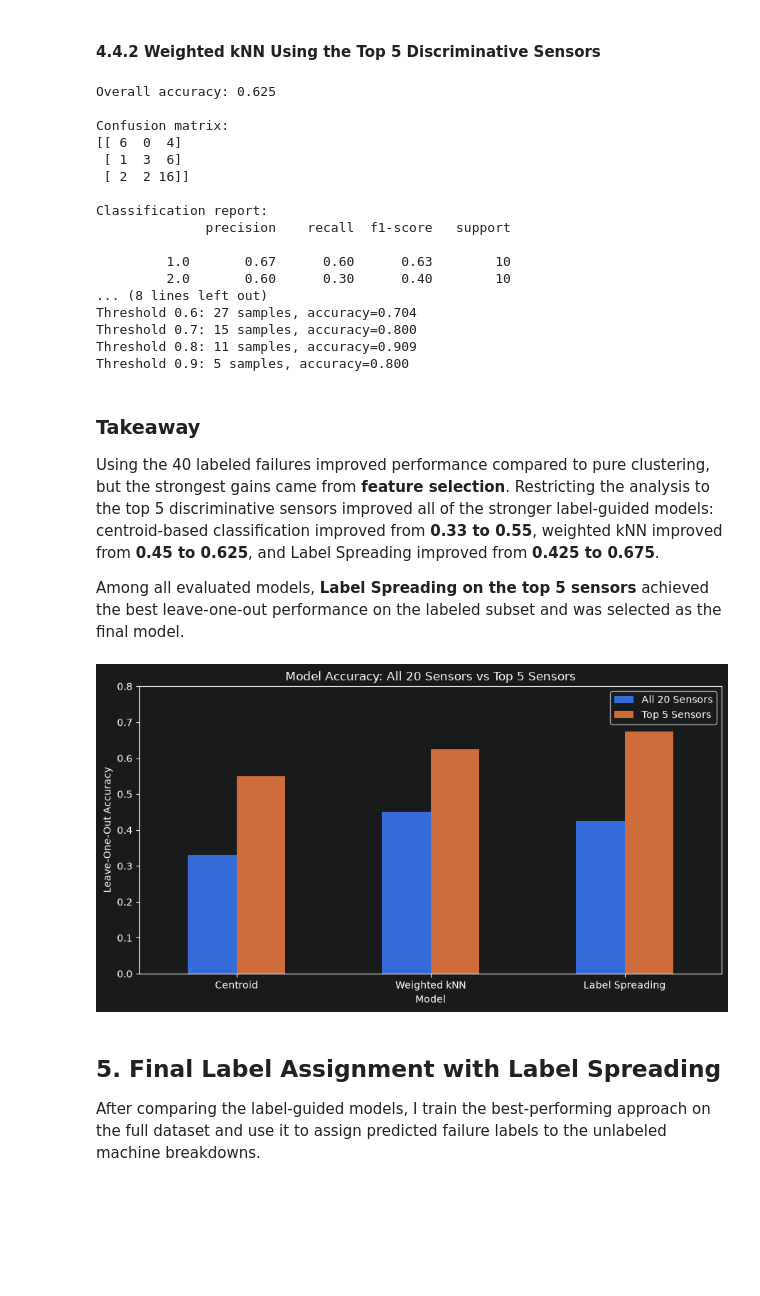
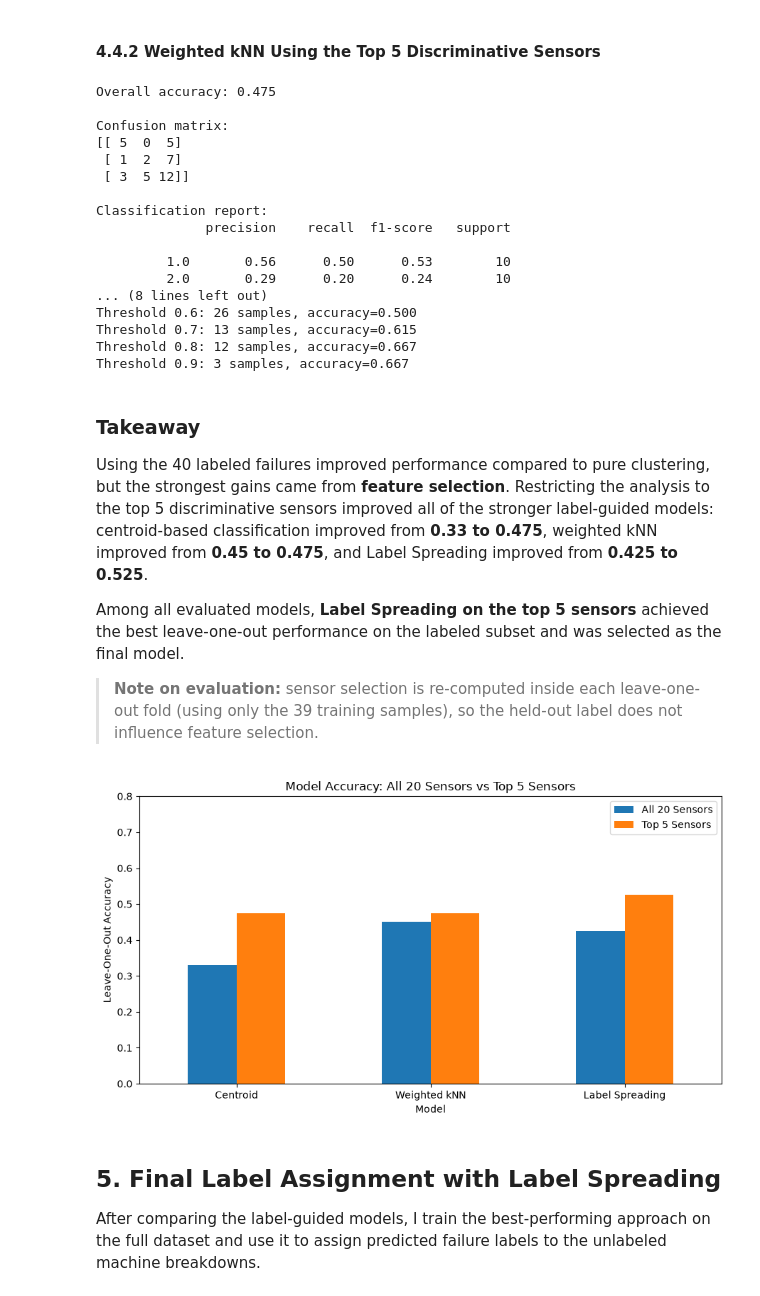
Before and after one commit to hadareal/sensor-failure-clustering, a Jupyter notebook: notebook/01_sensor_clustering.ipynb, the cells around one changed output. Saved outputs shown, nothing was run; the diff lists cells and outputs as text; code cells hidden in the pictures; blank space fills up the shorter version.

Commit message:
Fix feature selection leakage in LOO evaluation

```diff
--- a/notebook/01_sensor_clustering.ipynb
+++ b/notebook/01_sensor_clustering.ipynb
@@ -1162,7 +1177,6 @@ Threshold 0.9: no samples
 from sklearn.neighbors import KNeighborsClassifier
 from sklearn.metrics import accuracy_score, classification_report, confusion_matrix
 
-X_labeled_top5 = labeled_df[top_5_sensors].to_numpy()
 y_labeled_top5 = labeled_df["Label"].to_numpy()
 
 loo_weighted_knn_preds = []
@@ -1170,12 +1184,19 @@ loo_weighted_knn_conf = []
 
 for i in range(len(labeled_df)):
     # Leave one labeled example out
+    train_df = labeled_df.drop(labeled_df.index[i])
+
+    # Re-select top 5 sensors from the training fold only (no leakage from held-out label)
+    fold_means = train_df.groupby("Label")[sensor_columns].mean()
+    fold_top5 = (fold_means.max(axis=0) - fold_means.min(axis=0)).nlargest(5).index.tolist()
+    X_labeled_fold = labeled_df[fold_top5].to_numpy()
+
     train_mask = np.ones(len(labeled_df), dtype=bool)
     train_mask[i] = False
 
-    X_train = X_labeled_top5[train_mask]
+    X_train = X_labeled_fold[train_mask]
     y_train = y_labeled_top5[train_mask]
-    X_test = X_labeled_top5[[i]]
+    X_test = X_labeled_fold[[i]]
 
     # Weighted kNN: closer neighbors have stronger influence
     model = KNeighborsClassifier(
@@ -1211,50 +1232,52 @@ for threshold in [0.6, 0.7, 0.8, 0.9]:
         acc = accuracy_score(y_labeled_top5[mask], loo_weighted_knn_preds[mask])
         print(f"Threshold {threshold:.1f}: {n} samples, accuracy={acc:.3f}")
 # %% [output]
-Overall accuracy: 0.625
+Overall accuracy: 0.475
 
 Confusion matrix:
-[[ 6  0  4]
- [ 1  3  6]
- [ 2  2 16]]
+[[ 5  0  5]
+ [ 1  2  7]
+ [ 3  5 12]]
 
 Classification report:
               precision    recall  f1-score   support
 
-         1.0       0.67      0.60      0.63        10
-         2.0       0.60      0.30      0.40        10
+         1.0       0.56      0.50      0.53        10
+         2.0       0.29      0.20      0.24        10
 ... (8 lines left out)
-Threshold 0.6: 27 samples, accuracy=0.704
-Threshold 0.7: 15 samples, accuracy=0.800
-Threshold 0.8: 11 samples, accuracy=0.909
-Threshold 0.9: 5 samples, accuracy=0.800
+Threshold 0.6: 26 samples, accuracy=0.500
+Threshold 0.7: 13 samples, accuracy=0.615
+Threshold 0.8: 12 samples, accuracy=0.667
+Threshold 0.9: 3 samples, accuracy=0.667
 # %% [markdown]
 ### Takeaway
 
 Using the 40 labeled failures improved performance compared to pure clustering, but the strongest gains came from **feature selection**.
-Restricting the analysis to the top 5 discriminative sensors improved all of the stronger label-guided models: centroid-based classification improved from **0.33 to 0.55**, weighted kNN improved from **0.45 to 0.625**, and Label Spreading improved from **0.425 to 0.675**.
+Restricting the analysis to the top 5 discriminative sensors improved all of the stronger label-guided models: centroid-based classification improved from **0.33 to 0.475**, weighted kNN improved from **0.45 to 0.475**, and Label Spreading improved from **0.425 to 0.525**.
 
 Among all evaluated models, **Label Spreading on the top 5 sensors** achieved the best leave-one-out performance on the labeled subset and was selected as the final model.
+
+> **Note on evaluation:** sensor selection is re-computed inside each leave-one-out fold (using only the 39 training samples), so the held-out label does not influence feature selection.
 # %%
 import pandas as pd
 import matplotlib.pyplot as plt
 
 comparison_df = pd.DataFrame({
     "Model": ["Centroid", "Weighted kNN", "Label Spreading"],
     "All 20 Sensors": [0.33, 0.45, 0.425],
-    "Top 5 Sensors": [0.55, 0.625, 0.675],
+    "Top 5 Sensors": [0.475, 0.475, 0.525],
 })
 
 ax = comparison_df.set_index("Model").plot(kind="bar", figsize=(9, 5))
 plt.title("Model Accuracy: All 20 Sensors vs Top 5 Sensors")
 plt.ylabel("Leave-One-Out Accuracy")
 plt.ylim(0, 0.8)
 plt.xticks(rotation=0)
 plt.tight_layout()
 plt.savefig("../outputs/model_comparison_accuracy.png", dpi=300, bbox_inches="tight")
 plt.show()
 # %% [output]
-[figure, old version]
+[figure, new version]
 # %% [markdown]
 ## 5. Final Label Assignment with Label Spreading
 
```
Also changed, not shown: parts of 7 cells of this notebook, 2 other files.
